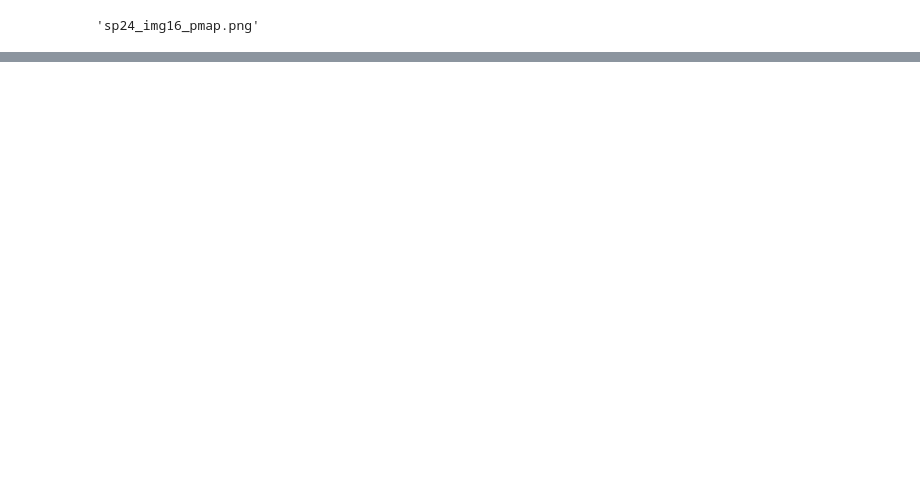
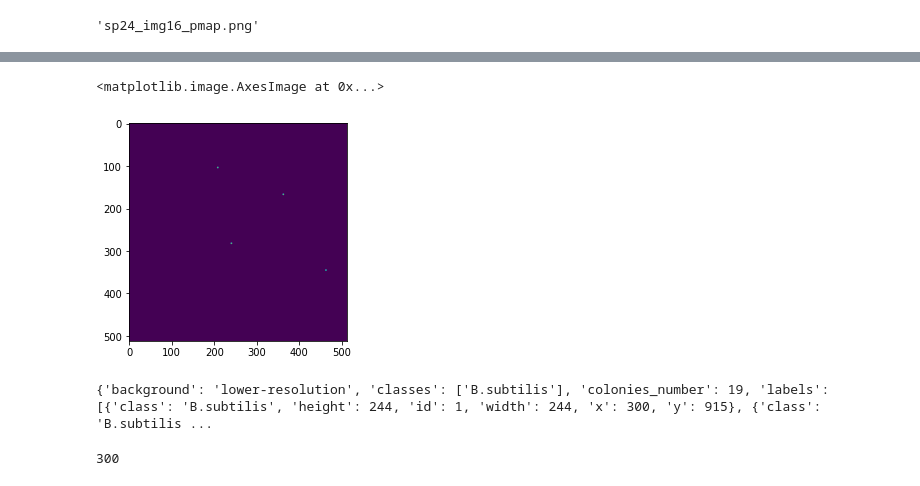
Before and after one commit to MunguiaH/Panoptic, a Jupyter notebook: python/Read data.ipynb, the cells around one changed output, grey strips where cells are left out. Saved outputs shown, nothing was run; the diff lists cells and outputs as text; code cells hidden in the pictures; blank space fills up the shorter version.

```diff
--- a/python/Read data.ipynb
+++ b/python/Read data.ipynb
@@ -311,0 +327,5 @@ for idx in range(len(img_paths)):
+# %%
+plt.imshow(label1)
+# %% [output]
+<matplotlib.image.AxesImage at 0x...>
+[figure, added]
@@ -311,0 +344,12 @@ for idx in range(len(img_paths)):
+# %%
+import json
+
+with open(json_paths[0], 'r') as f:
+    data = json.load(f)
+print(data)
+# %% [output]
+{'background': 'lower-resolution', 'classes': ['B.subtilis'], 'colonies_number': 19, 'labels': [{'class': 'B.subtilis', 'height': 244, 'id': 1, 'width': 244, 'x': 300, 'y': 915}, {'class': 'B.subtilis ...
+# %%
+data["labels"][0]["x"]
+# %% [output]
+300
```
Also changed, not shown: parts of 10 cells of this notebook.
